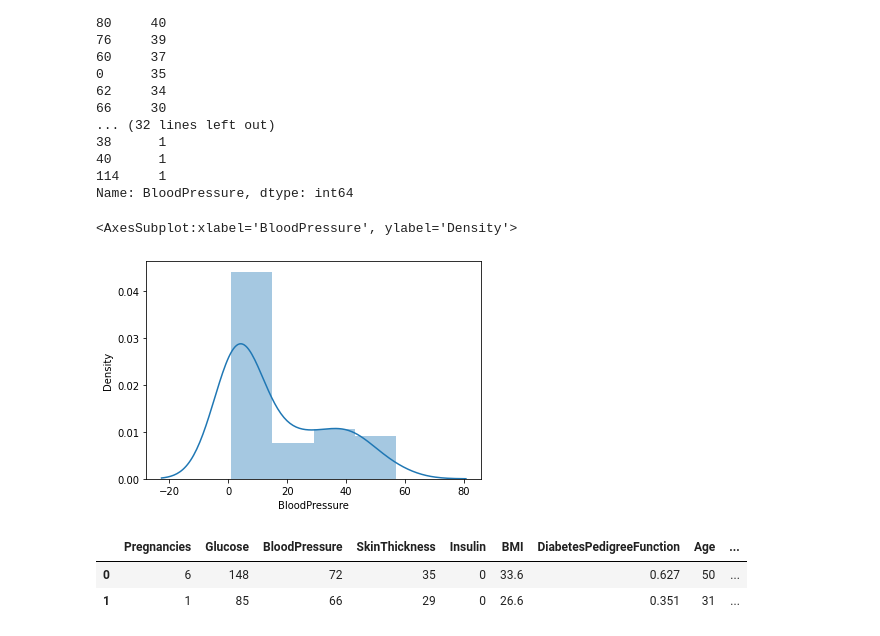
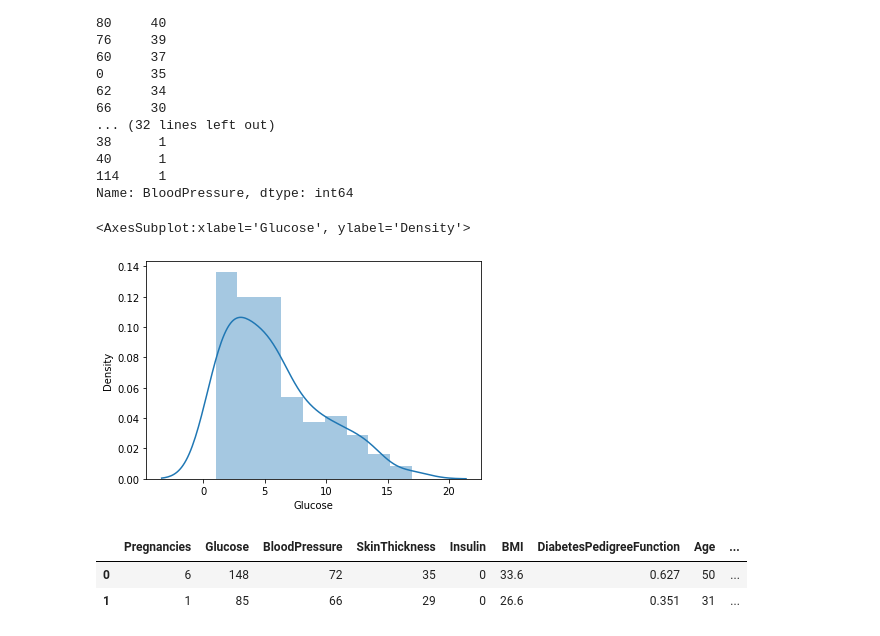
Before and after one commit to harshithgowdakc/NYC-Taxi-Data, a Jupyter notebook: Diabetes_Prediction.ipynb, the cells around one changed output. Saved outputs shown, nothing was run; the diff lists cells and outputs as text; code cells hidden in the pictures.

```diff
--- a/Diabetes_Prediction.ipynb
+++ b/Diabetes_Prediction.ipynb
@@ -155,10 +164,10 @@ db_df['BloodPressure'].value_counts()
 114     1
 Name: BloodPressure, dtype: int64
 # %%
-sns.distplot(db_df['BloodPressure'].value_counts())
+sns.distplot(db_df['Glucose'].value_counts())
 # %% [output]
-<AxesSubplot:xlabel='BloodPressure', ylabel='Density'>
+<AxesSubplot:xlabel='Glucose', ylabel='Density'>
-[figure, old version]
+[figure, new version]
 # %%
 db_df.head(2)
 # %% [output]
```
Also changed, not shown: parts of 13 cells of this notebook.
